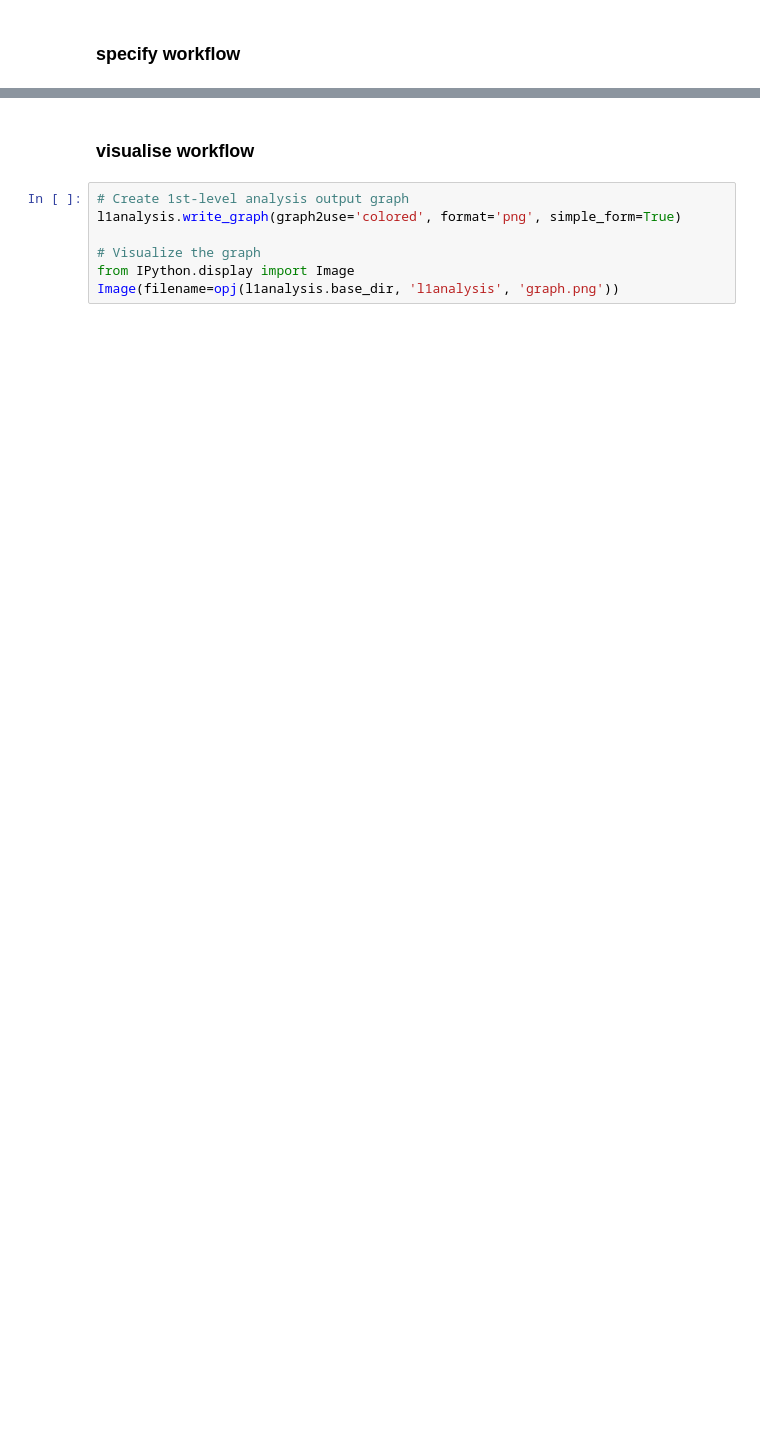
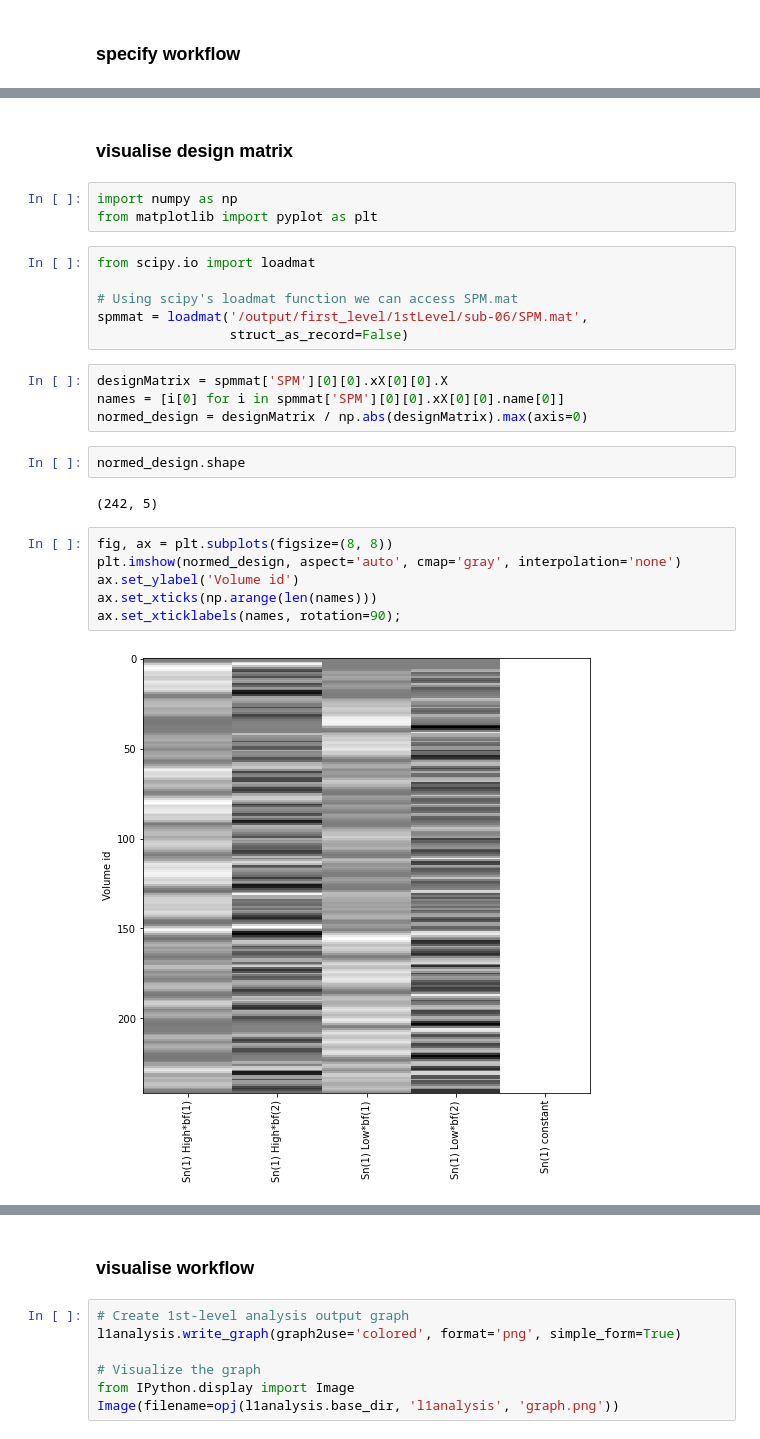
Before and after one commit to syzhang/tsl_data, a Jupyter notebook: imaging/first_level_basics.ipynb, the cells around one changed output, grey strips where cells are left out. Saved outputs shown, nothing was run; the diff lists cells and outputs as text; blank space fills up the shorter version.

Commit message:
first level basics

```diff
--- a/imaging/first_level_basics.ipynb
+++ b/imaging/first_level_basics.ipynb
@@ -246,0 +351,27 @@ l1analysis.connect([(infosource, selectfiles, [('subject_id', 'subject_id'),
+# %% [markdown]
+### visualise design matrix
+# %%
+import numpy as np
+from matplotlib import pyplot as plt
+# %%
+from scipy.io import loadmat
+
+# Using scipy's loadmat function we can access SPM.mat
+spmmat = loadmat('/output/first_level/1stLevel/sub-06/SPM.mat',
+                 struct_as_record=False)
+# %%
+designMatrix = spmmat['SPM'][0][0].xX[0][0].X
+names = [i[0] for i in spmmat['SPM'][0][0].xX[0][0].name[0]]
+normed_design = designMatrix / np.abs(designMatrix).max(axis=0)
+# %%
+normed_design.shape
+# %% [output]
+(242, 5)
+# %%
+fig, ax = plt.subplots(figsize=(8, 8))
+plt.imshow(normed_design, aspect='auto', cmap='gray', interpolation='none')
+ax.set_ylabel('Volume id')
+ax.set_xticks(np.arange(len(names)))
+ax.set_xticklabels(names, rotation=90);
+# %% [output]
+[figure, added]
```
Also changed, not shown: parts of 21 cells of this notebook.
